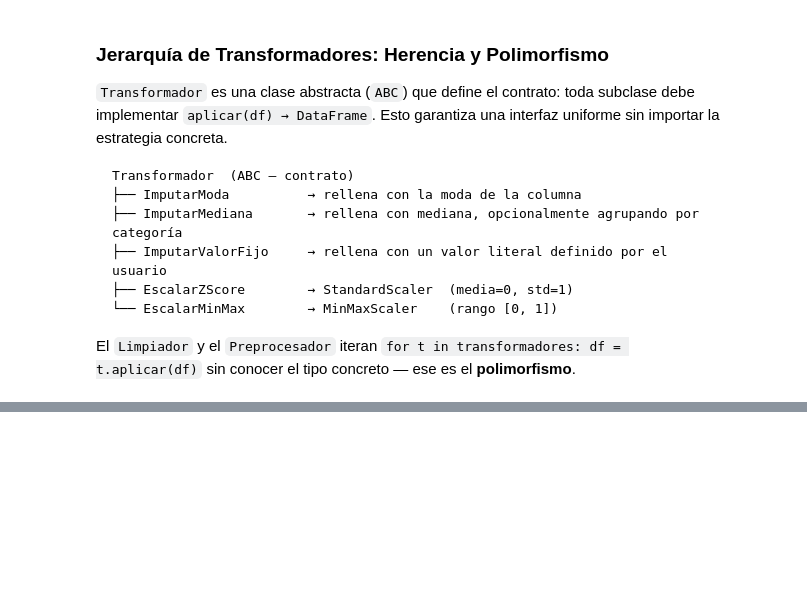
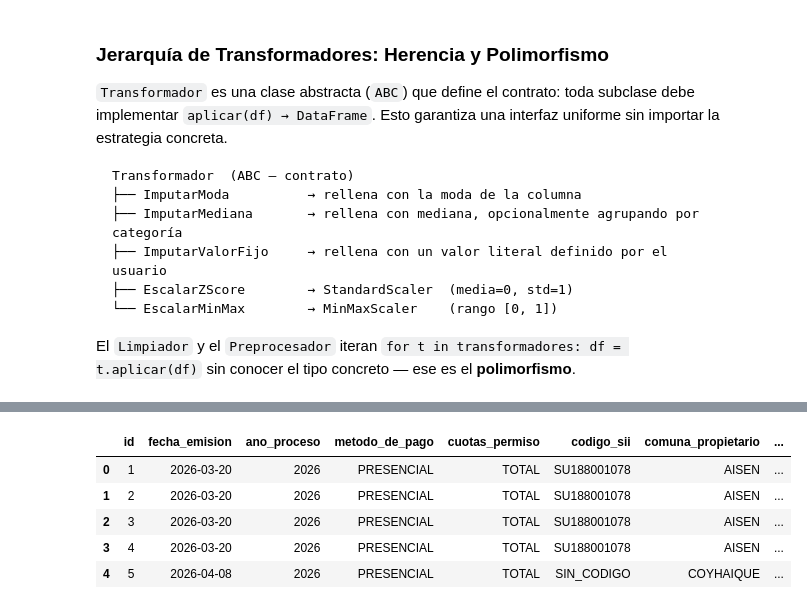
Before and after one commit to hwsaez-code/unab-magister-pro-ciencia-datos-MCDI500, a Jupyter notebook: notebook/Notebook_F3_POO.ipynb, the cells around one changed output, grey strips where cells are left out. Cells and saved outputs as stored; diff of their text form; code cells hidden in the pictures; blank space fills up the shorter version.

```diff
--- a/notebook/Notebook_F3_POO.ipynb
+++ b/notebook/Notebook_F3_POO.ipynb
@@ -299,0 +654,8 @@ class EscalarMinMax(Transformador):
+# %%
+# Paso 1: limpiar → imputar → consolidar → codificar
+pipe = (Preprocesador("../datos/original/permiso-circulacion-2026.csv")
+        .cargar_datos()
+        .limpiar()
+        .imputar()
+        .consolidar()
+        .codificar())
@@ -299,0 +686,5 @@ class EscalarMinMax(Transformador):
+# %%
+# Paso 2: escalar variables numéricas
+pipe = (pipe
+        .escalar(['valor_contado', 'cilindrada', 'ano_fabricacion'])   # z-score
+        .escalar(['total_a_pagar'], metodo='minmax'))                  # [0, 1]
@@ -299,0 +698,3 @@ class EscalarMinMax(Transformador):
+# %%
+# Paso 3: validar coherencia de los datos
+pipe = pipe.validar()
@@ -299,0 +716,7 @@ class EscalarMinMax(Transformador):
+# %%
+# Paso 4: exportar CSV y extraer DataFrame final
+df_listo = (pipe
+            .exportar("../datos/resultado/df_clean.csv")
+            .resultado())
+df_listo.head()
+# %% [output]
@@ -299,0 +724,6 @@ class EscalarMinMax(Transformador):
+|  | id | fecha_emision | ano_proceso | metodo_de_pago | cuotas_permiso | codigo_sii | comuna_propietario | ... |
+| 0 | 1 | 2026-03-20 | 2026 | PRESENCIAL | TOTAL | SU188001078 | AISEN | ... |
+| 1 | 2 | 2026-03-20 | 2026 | PRESENCIAL | TOTAL | SU188001078 | AISEN | ... |
+| 2 | 3 | 2026-03-20 | 2026 | PRESENCIAL | TOTAL | SU188001078 | AISEN | ... |
+| 3 | 4 | 2026-03-20 | 2026 | PRESENCIAL | TOTAL | SU188001078 | AISEN | ... |
+| 4 | 5 | 2026-04-08 | 2026 | PRESENCIAL | TOTAL | SIN_CODIGO | COYHAIQUE | ... |
```
Also changed, not shown: parts of 16 cells of this notebook.
